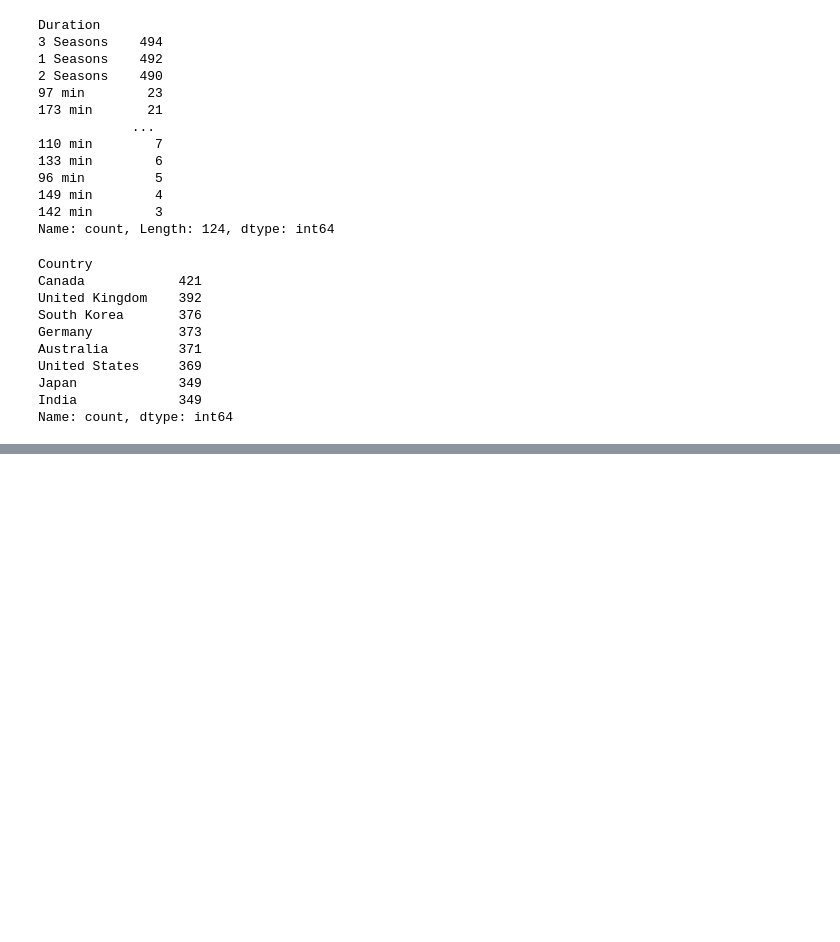
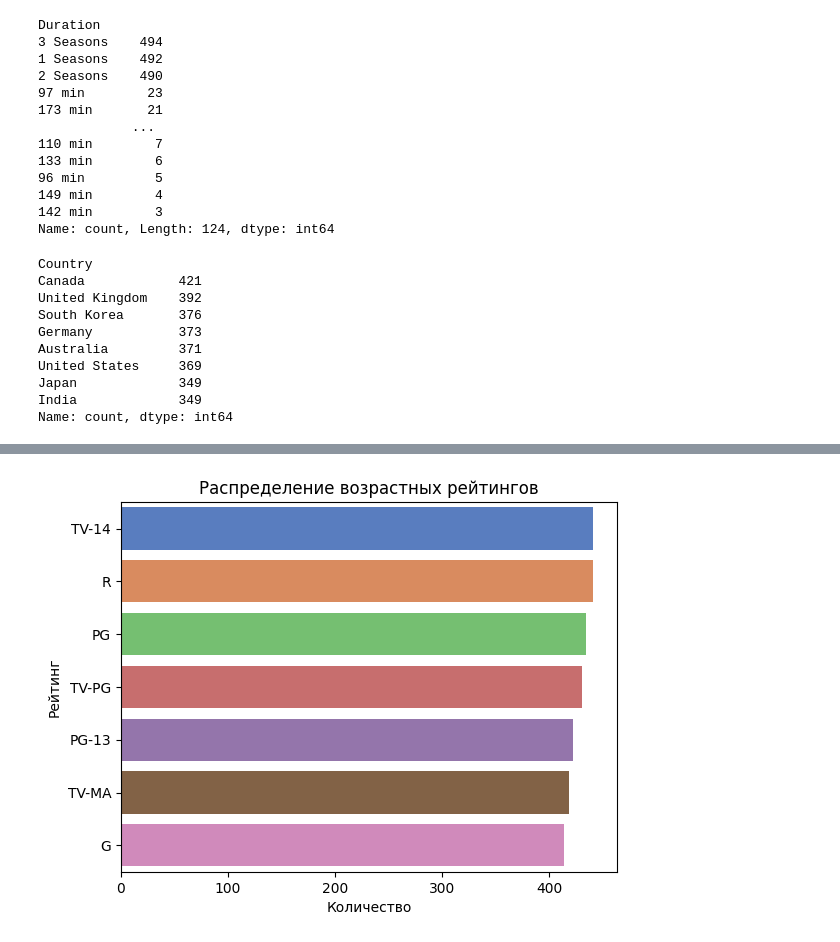
Before and after one commit to Lightl707/dataPreparation, a Jupyter notebook: dataset-1-endterm.ipynb, the cells around one changed output, grey strips where cells are left out. Drawn from its saved outputs; the diff is of its cells as text; code cells hidden in the pictures; blank space fills up the shorter version.

```diff
--- a/dataset-1-endterm.ipynb
+++ b/dataset-1-endterm.ipynb
@@ -198,0 +199,9 @@ Text(0, 0.5, 'Count')
+# %%
+rating_counts = df['Rating'].value_counts()
+sns.countplot(y='Rating', data=df, order=rating_counts.index, palette='muted')
+plt.title('Распределение возрастных рейтингов')
+plt.xlabel('Количество')
+plt.ylabel('Рейтинг')
+plt.show()
+# %% [output]
+[figure, added]
```
Also changed, not shown: parts of 4 cells of this notebook.
